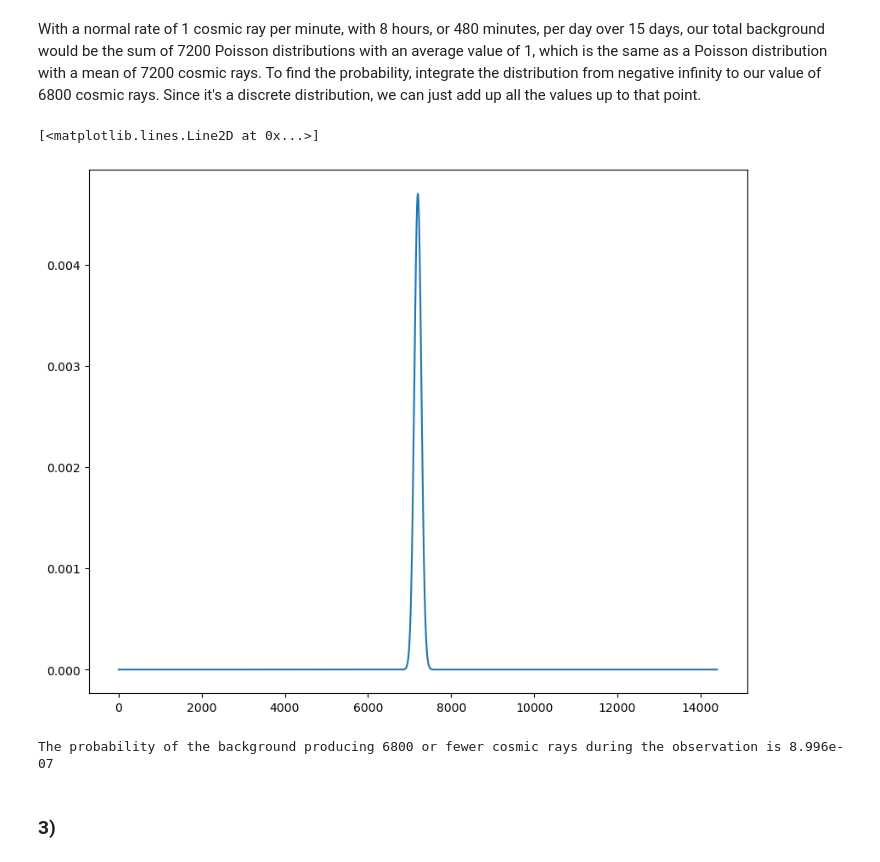
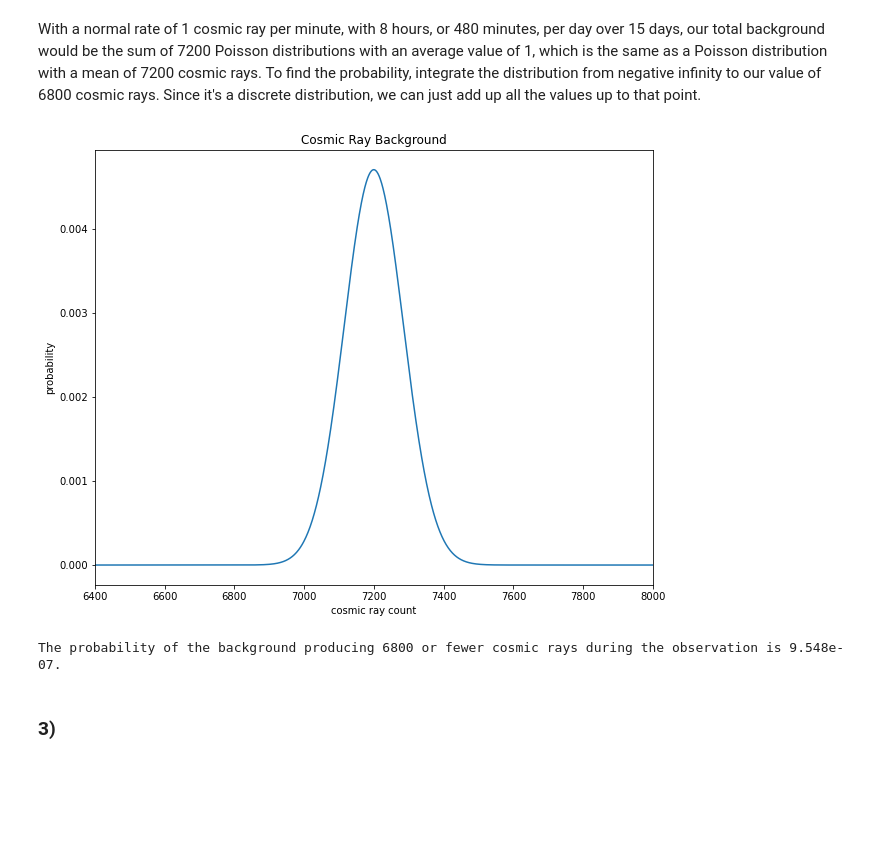
Before and after one commit to pgwart/PHYS434, a Jupyter notebook: lab3.ipynb, the cells around one changed output. Cells and saved outputs as stored; diff of their text form; code cells hidden in the pictures; blank space fills up the shorter version.

Commit message:
fixed errors and finished plots

```diff
--- a/lab3.ipynb
+++ b/lab3.ipynb
@@ -174,17 +174,20 @@ With a normal rate of 1 cosmic ray per minute, with 8 hours, or 480 minutes, per
 # %%
 mu = 7200
 x = np.arange(0, 14400)
 bkg = stats.poisson.pmf(x, mu)
 plt.plot(bkg)
-plt.xlabel()
+plt.xlabel('cosmic ray count')
+plt.ylabel('probability')
+plt.title('Cosmic Ray Background')
+plt.xlim(6400, 8000)
+plt.show()
 # %% [output]
-[<matplotlib.lines.Line2D at 0x...>]
-[figure, old version]
+[figure, new version]
 # %%
-p = sum(bkg[:6799])
-print(f'The probability of the background producing 6800 or fewer cosmic rays during the observation is {p:0.3e}')
+p = sum(bkg[:6800])
+print(f'The probability of the background producing 6800 or fewer cosmic rays during the observation is {p:0.3e}.')
 # %% [output]
-The probability of the background producing 6800 or fewer cosmic rays during the observation is 8.996e-07
+The probability of the background producing 6800 or fewer cosmic rays during the observation is 9.548e-07.
 # %% [markdown]
 ### 3)
 # %% [markdown]
```
Also changed, not shown: parts of 8 cells of this notebook.
